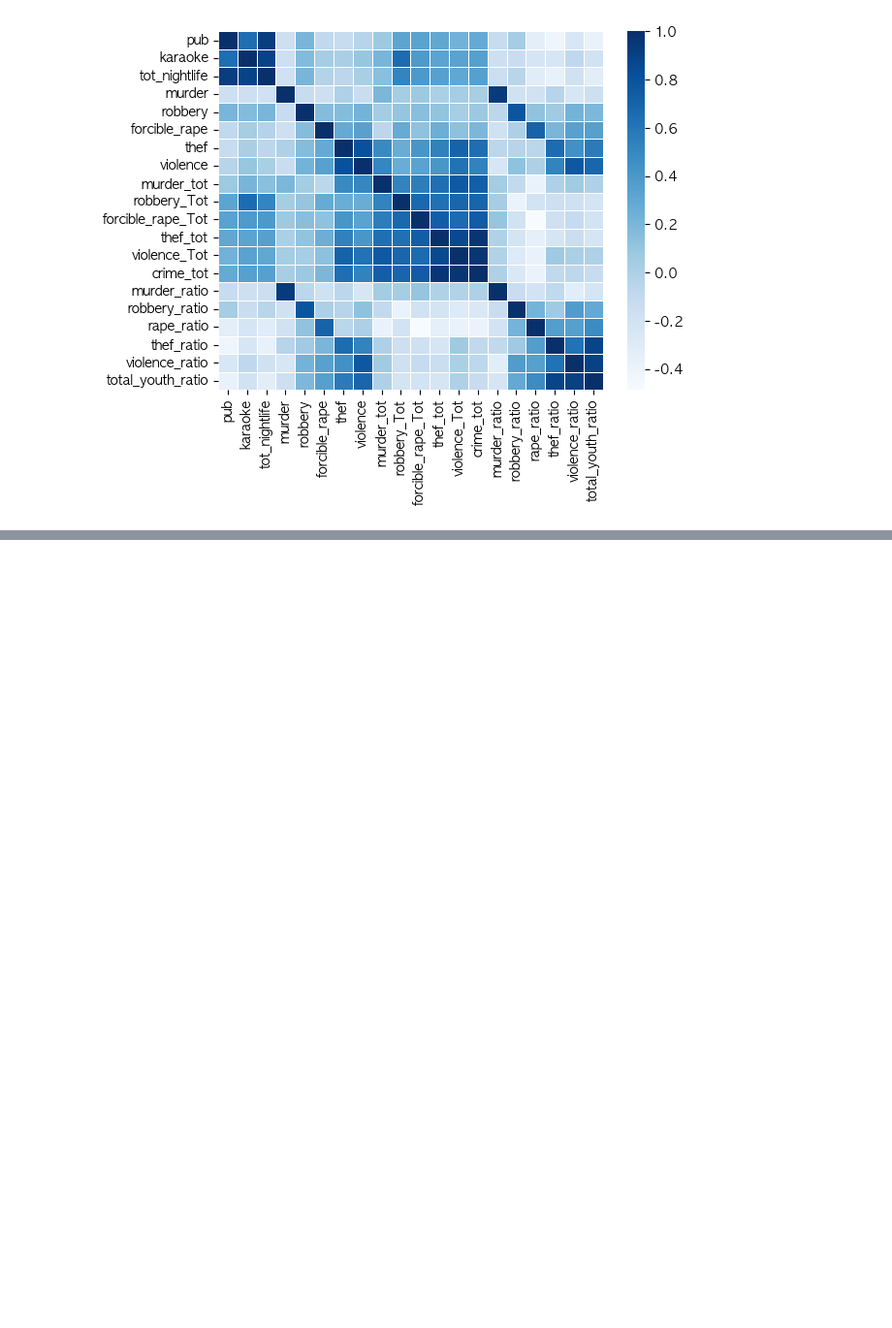
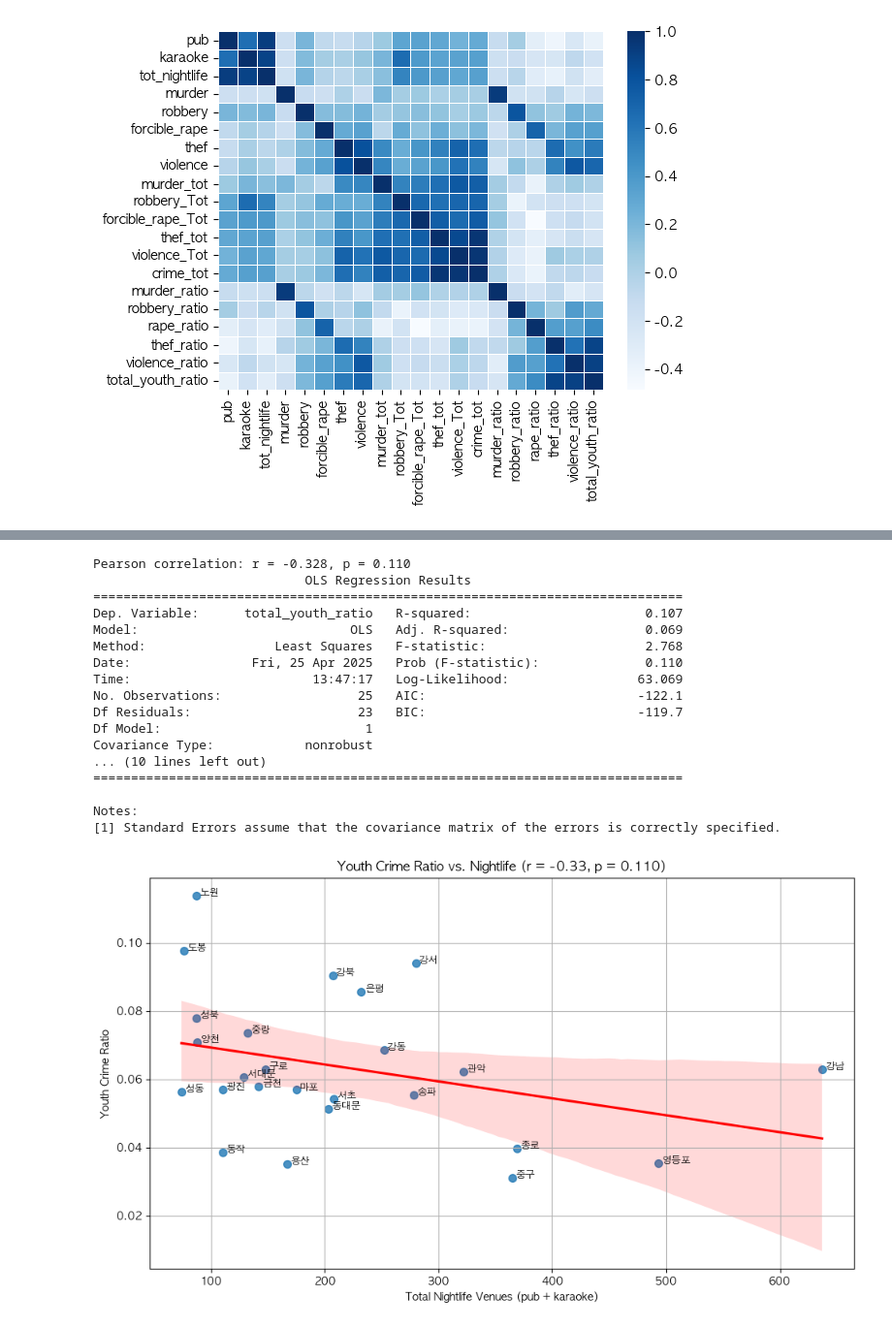
Before and after one commit to lgh0829/aws-say-1-da_with_python, a Jupyter notebook: 99_da-toyproj/00_visualization.ipynb, the cells around one changed output, grey strips where cells are left out. Shown at 97% size. Drawn from its saved outputs; the diff is of its cells as text; code cells hidden in the pictures; blank space fills up the shorter version.

```diff
--- a/99_da-toyproj/00_visualization.ipynb
+++ b/99_da-toyproj/00_visualization.ipynb
@@ -198,0 +294,45 @@ plt.show()
+# %%
+# 상관계수 계산
+corr_coef, p_value = pearsonr(data["tot_nightlife"], data["total_youth_ratio"])
+print(f"Pearson correlation: r = {corr_coef:.3f}, p = {p_value:.3f}")
+
+# 회귀 분석
+X = sm.add_constant(data["tot_nightlife"])  # 상수항 추가
+y = data["total_youth_ratio"]
+model = sm.OLS(y, X).fit()
+print(model.summary())
+
+# 산점도 + 회귀선 시각화
+plt.figure(figsize=(10, 6))
+sns.regplot(x="tot_nightlife", y="total_youth_ratio", data=data,
+            scatter_kws={"s": 50}, line_kws={"color": "red"})
+
+# 도시 이름 라벨 추가
+for i in range(len(data)):
+    plt.text(data["tot_nightlife"][i] + 3, data["total_youth_ratio"][i], data["region"][i], fontsize=9)
+
+plt.xlabel("Total Nightlife Venues (pub + karaoke)")
+plt.ylabel("Youth Crime Ratio")
+plt.title(f"Youth Crime Ratio vs. Nightlife (r = {corr_coef:.2f}, p = {p_value:.3f})")
+plt.grid(True)
+plt.tight_layout()
+plt.show()
+# %% [output]
+Pearson correlation: r = -0.328, p = 0.110
+                            OLS Regression Results
+==============================================================================
+Dep. Variable:      total_youth_ratio   R-squared:                       0.107
+Model:                            OLS   Adj. R-squared:                  0.069
+Method:                 Least Squares   F-statistic:                     2.768
+Date:                Fri, 25 Apr 2025   Prob (F-statistic):              0.110
+Time:                        13:47:17   Log-Likelihood:                 63.069
+No. Observations:                  25   AIC:                            -122.1
+Df Residuals:                      23   BIC:                            -119.7
+Df Model:                           1
+Covariance Type:            nonrobust
+... (10 lines left out)
+==============================================================================
+
+Notes:
+[1] Standard Errors assume that the covariance matrix of the errors is correctly specified.
+[figure, added]
```
Also changed, not shown: parts of 10 cells of this notebook, 3 other files.
